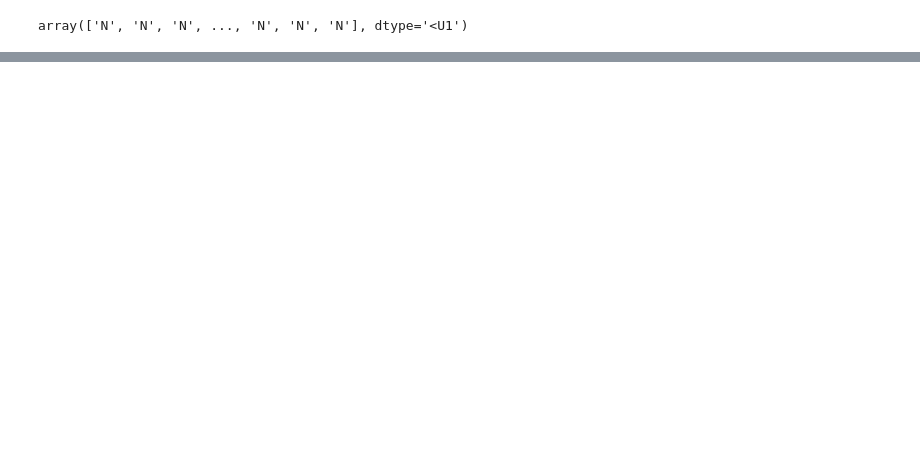
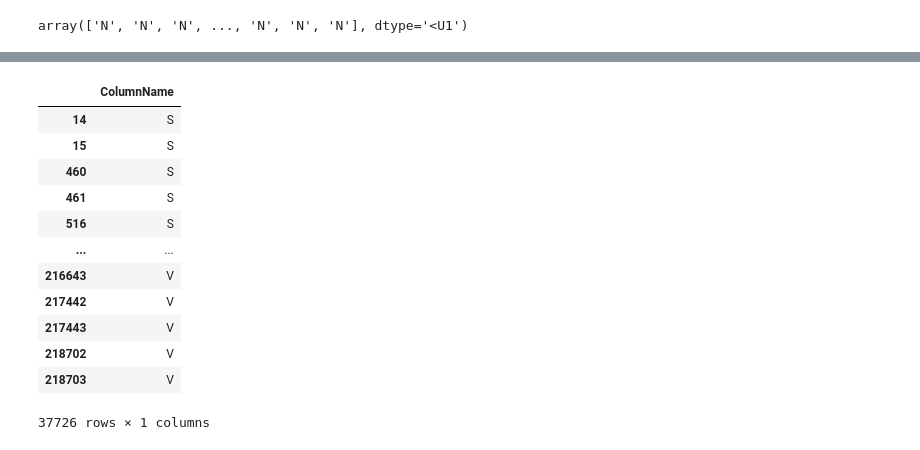
Before and after one commit to arthurdesma/Arrhythmia_Detection_and_Classification, a Jupyter notebook: data_treatement.ipynb, the cells around one changed output, grey strips where cells are left out. Saved outputs shown, nothing was run; the diff lists cells and outputs as text; code cells hidden in the pictures; blank space fills up the shorter version.

```diff
--- a/data_treatement.ipynb
+++ b/data_treatement.ipynb
@@ -47,7 +72,7 @@ symbol_to_category = {
 for patient_number in patient_numbers:
     try:
         # ECG data
-        path_to_record = f"mit-database/{patient_number}"
+        path_to_record = f"/content/drive/MyDrive/Projet_E4/mit-database/{patient_number}"
         patient_record = wfdb.rdrecord(path_to_record)
         leads = patient_record.sig_name
         ecg_data = patient_record.p_signal
@@ -245,0 +307,17 @@ df_fusionné_binaire
+# %%
+Y_anormal = df_y[df_y["ColumnName"] != "N"]
+Y_anormal
+# %% [output]
+|  | ColumnName |
+| 14 | S |
+| 15 | S |
+| 460 | S |
+| 461 | S |
+| 516 | S |
+| ... | ... |
+| 216643 | V |
+| 217442 | V |
+| 217443 | V |
+| 218702 | V |
+| 218703 | V |
+37726 rows × 1 columns
```
Also changed, not shown: parts of 20 cells of this notebook.
